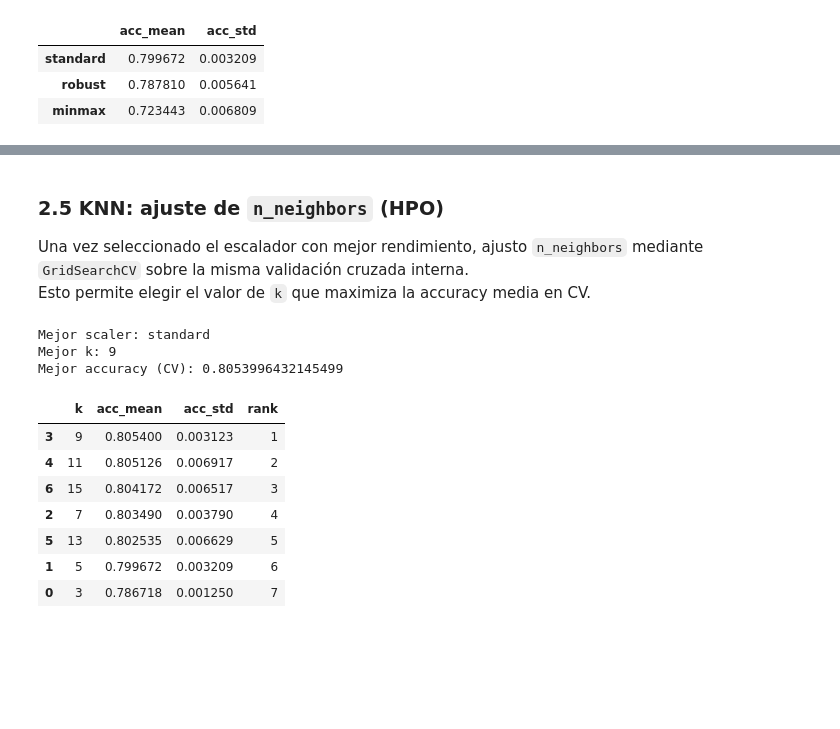
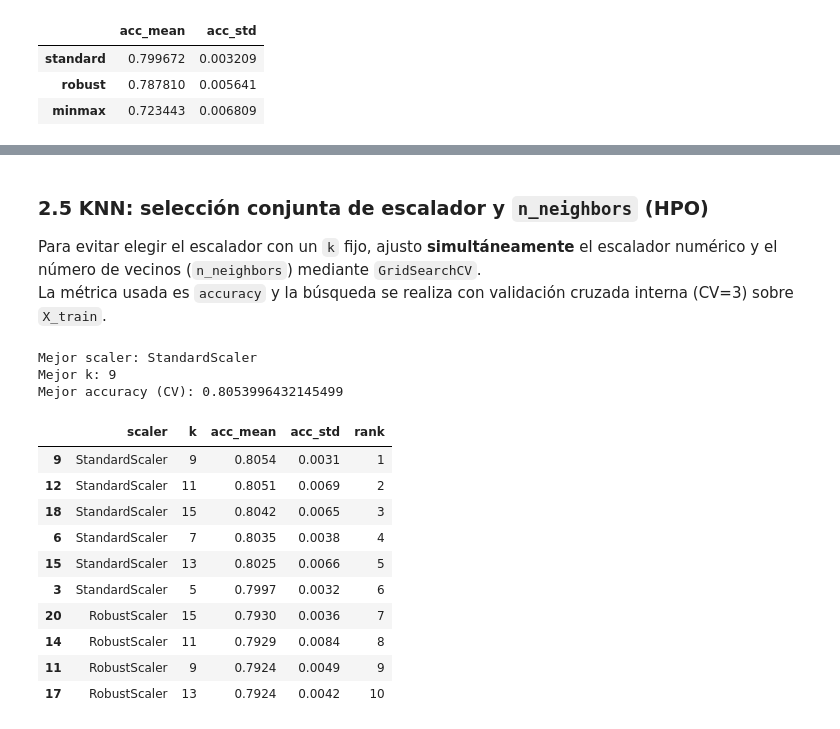
Before and after one commit to DiegoVa6/Grupo05_Practica1, a Jupyter notebook: exercise.ipynb, the cells around one changed output, grey strips where cells are left out. Drawn from its saved outputs; the diff is of its cells as text; code cells hidden in the pictures; blank space fills up the shorter version.

Commit message:
fixed 2.5 to find best scaler for every knn neighbourg option

```diff
--- a/exercise.ipynb
+++ b/exercise.ipynb
@@ -485,19 +488,35 @@ knn_scaler_df
 # %% [markdown]
-### 2.5 KNN: ajuste de `n_neighbors` (HPO)
+### 2.5 KNN: selección conjunta de escalador y `n_neighbors` (HPO)
 
-Una vez seleccionado el escalador con mejor rendimiento, ajusto `n_neighbors` mediante `GridSearchCV` sobre la misma validación cruzada interna.
-Esto permite elegir el valor de `k` que maximiza la accuracy media en CV.
+Para evitar elegir el escalador con un `k` fijo, ajusto **simultáneamente** el escalador numérico y el número de vecinos (`n_neighbors`) mediante `GridSearchCV`.
+La métrica usada es `accuracy` y la búsqueda se realiza con validación cruzada interna (CV=3) sobre `X_train`.
 # %%
-best_scaler_name = knn_scaler_df.index[0]
-best_scaler = scalers[best_scaler_name]
+# Pipeline base: el scaler es un hiperparámetro dentro del preprocesado numérico
+num_pipe = Pipeline(steps=[
+    ("imputer", SimpleImputer(strategy="median")),
+    ("scaler", StandardScaler())  # placeholder
+])
+
+cat_pipe = Pipeline(steps=[
+    ("imputer", SimpleImputer(strategy="most_frequent")),
+    ("onehot", OneHotEncoder(handle_unknown="ignore", drop="if_binary")),
+])
+
+preprocess = ColumnTransformer(
+    transformers=[
+        ("num", num_pipe, num_cols),
+        ("cat", cat_pipe, cat_cols),
+    ]
+)
 
 knn_pipe = Pipeline(steps=[
-    ("preprocess", make_preprocessor(best_scaler)),
+    ("preprocess", preprocess),
     ("model", KNeighborsClassifier())
 ])
 
 param_grid = {
-    "model__n_neighbors": [3, 5, 7, 9, 11, 13, 15]
+    "preprocess__num__scaler": [StandardScaler(), MinMaxScaler(), RobustScaler()],
+    "model__n_neighbors": [3, 5, 7, 9, 11, 13, 15],
 }
 
 grid = GridSearchCV(
@@ -511,33 +530,41 @@ grid = GridSearchCV(
 
 grid.fit(X_train, y_train)
 
-print("Mejor scaler:", best_scaler_name)
-print("Mejor k:", grid.best_params_["model__n_neighbors"])
+best_k = grid.best_params_["model__n_neighbors"]
+best_scaler = type(grid.best_params_["preprocess__num__scaler"]).__name__
+
+print("Mejor scaler:", best_scaler)
+print("Mejor k:", best_k)
 print("Mejor accuracy (CV):", grid.best_score_)
 # %% [output]
-Mejor scaler: standard
+Mejor scaler: StandardScaler
 Mejor k: 9
 Mejor accuracy (CV): 0.8053996432145499
 # %%
 grid_results = (
     pd.DataFrame(grid.cv_results_)
-    [["param_model__n_neighbors", "mean_test_score", "std_test_score", "rank_test_score"]]
-    .rename(columns={
-        "param_model__n_neighbors": "k",
-        "mean_test_score": "acc_mean",
-        "std_test_score": "acc_std",
-        "rank_test_score": "rank"
-    })
-    .sort_values("acc_mean", ascending=False)
+    [["param_preprocess__num__scaler", "param_model__n_neighbors", "mean_test_score", "std_test_score", "rank_test_score"]]
+    .assign(
+        scaler=lambda df: df["param_preprocess__num__scaler"].apply(lambda s: type(s).__name__),
+        k=lambda df: df["param_model__n_neighbors"].astype(int),
+        acc_mean=lambda df: df["mean_test_score"].round(4),
+        acc_std=lambda df: df["std_test_score"].round(4),
+        rank=lambda df: df["rank_test_score"],
+    )
+    [["scaler", "k", "acc_mean", "acc_std", "rank"]]
+    .sort_values(["rank", "acc_mean"], ascending=[True, False])
 )
 
-grid_results
+grid_results.head(10)
 # %% [output]
-|  | k | acc_mean | acc_std | rank |
-| 3 | 9 | 0.805400 | 0.003123 | 1 |
-| 4 | 11 | 0.805126 | 0.006917 | 2 |
-| 6 | 15 | 0.804172 | 0.006517 | 3 |
-| 2 | 7 | 0.803490 | 0.003790 | 4 |
-| 5 | 13 | 0.802535 | 0.006629 | 5 |
-| 1 | 5 | 0.799672 | 0.003209 | 6 |
-| 0 | 3 | 0.786718 | 0.001250 | 7 |
+|  | scaler | k | acc_mean | acc_std | rank |
+| 9 | StandardScaler | 9 | 0.8054 | 0.0031 | 1 |
+| 12 | StandardScaler | 11 | 0.8051 | 0.0069 | 2 |
+| 18 | StandardScaler | 15 | 0.8042 | 0.0065 | 3 |
+| 6 | StandardScaler | 7 | 0.8035 | 0.0038 | 4 |
+| 15 | StandardScaler | 13 | 0.8025 | 0.0066 | 5 |
+| 3 | StandardScaler | 5 | 0.7997 | 0.0032 | 6 |
+| 20 | RobustScaler | 15 | 0.7930 | 0.0036 | 7 |
+| 14 | RobustScaler | 11 | 0.7929 | 0.0084 | 8 |
+| 11 | RobustScaler | 9 | 0.7924 | 0.0049 | 9 |
+| 17 | RobustScaler | 13 | 0.7924 | 0.0042 | 10 |
```
Also changed, not shown: parts of 1 cell of this notebook.
